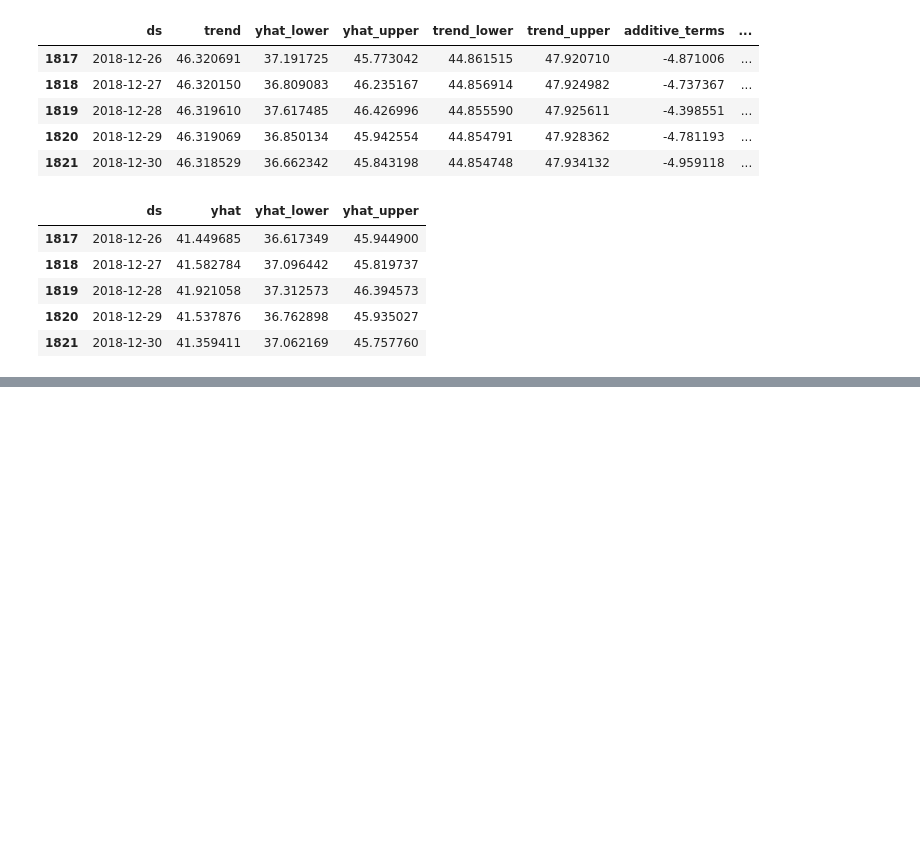
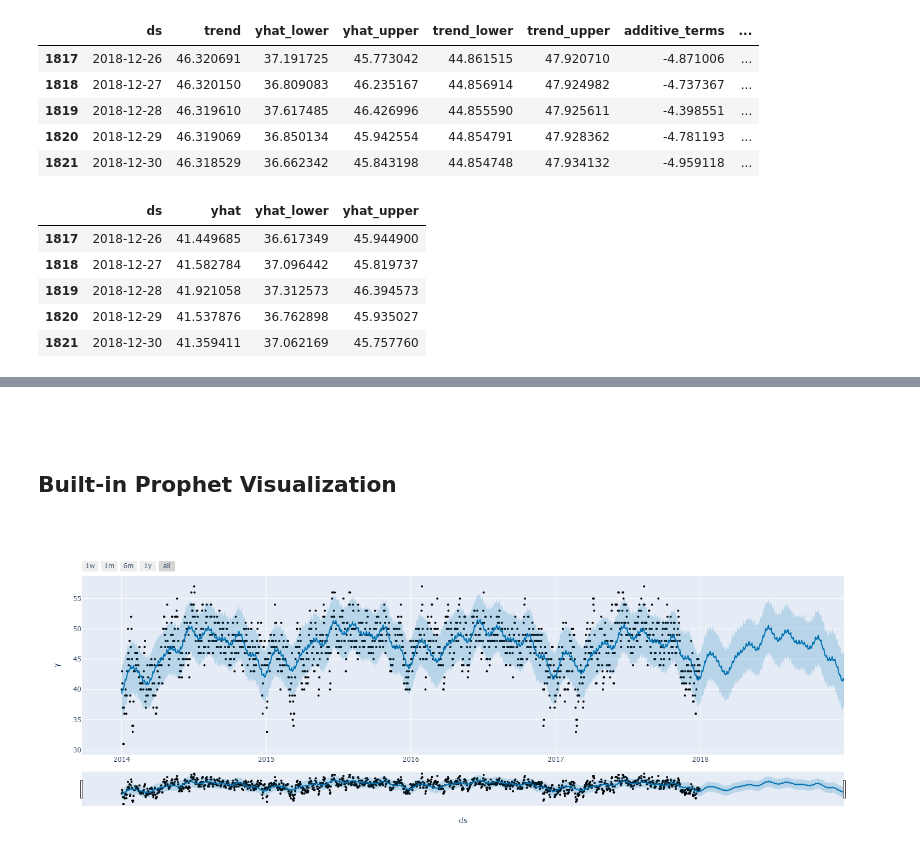
Before and after one commit to ortizfram/Time-Series-Forecasting-Prophet, a Jupyter notebook: Forecasting.ipynb, the cells around one changed output, grey strips where cells are left out. Saved outputs shown, nothing was run; the diff lists cells and outputs as text; code cells hidden in the pictures; blank space fills up the shorter version.

Commit message:
Built-in Prophet Visualization

```diff
--- a/Forecasting.ipynb
+++ b/Forecasting.ipynb
@@ -139,0 +148,8 @@ forecast_s
+# %% [markdown]
+##
+# %% [markdown]
+## Built-in Prophet Visualization
+# %%
+plot_plotly(m, forecast)#pass prophet obj, and predictions
+# %% [output]
+[figure, added]
```
Also changed, not shown: parts of 3 cells of this notebook.
